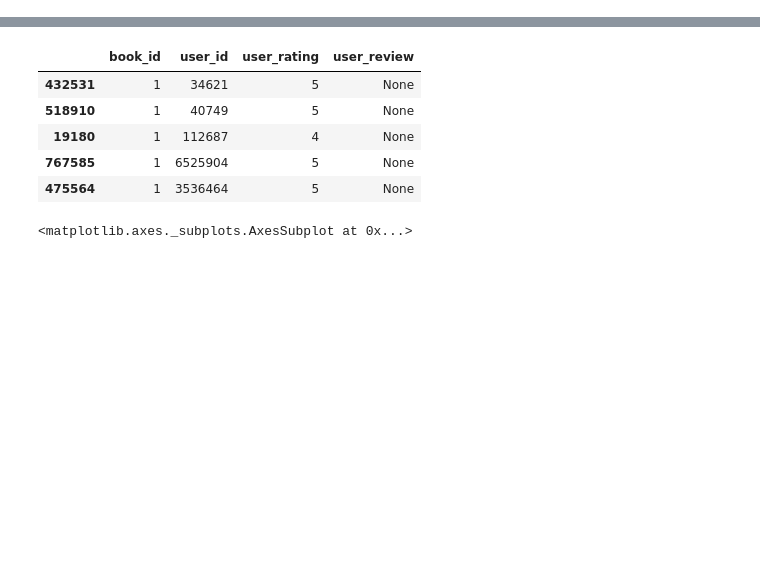
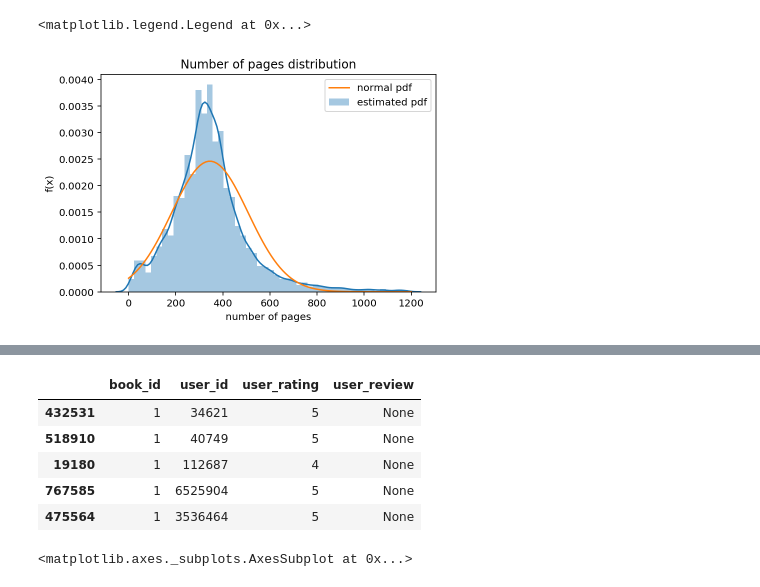
Before and after one commit to Stardust87/book-review-generator, a Jupyter notebook: modelling/Data Analysis.ipynb, the cells around one changed output, grey strips where cells are left out. Drawn from its saved outputs; the diff is of its cells as text; code cells hidden in the pictures; blank space fills up the shorter version.

```diff
--- a/modelling/Data Analysis.ipynb
+++ b/modelling/Data Analysis.ipynb
@@ -11,0 +74,15 @@ books_df = pd.read_csv('../data/books.csv')
+# %%
+num_of_pages_threshold = 1200
+partial_num_of_pages = books_df.num_pages[books_df.num_pages < num_of_pages_threshold]
+
+sns.distplot(partial_num_of_pages.values, kde=True)
+plt.title('Number of pages distribution')
+plt.xlabel('number of pages')
+plt.ylabel('f(x)')
+
+x = np.linspace(books_df.num_pages.min(), num_of_pages_threshold, 100)
+plt.plot(x, norm_pdf(x, partial_num_of_pages.mean(), partial_num_of_pages.std()))
+plt.legend(['normal pdf', 'estimated pdf'])
+# %% [output]
+<matplotlib.legend.Legend at 0x...>
+[figure, added]
```
Also changed, not shown: parts of 21 cells of this notebook.
